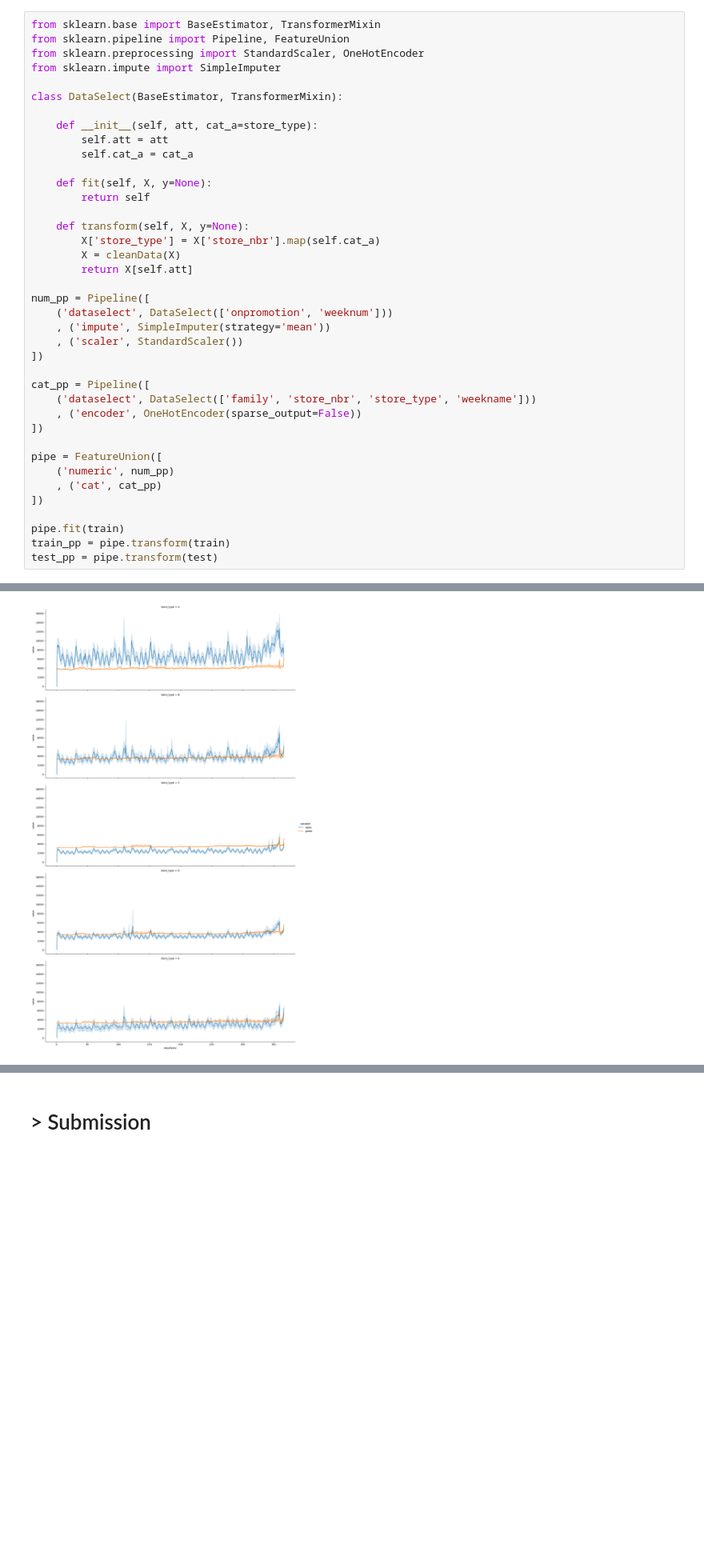
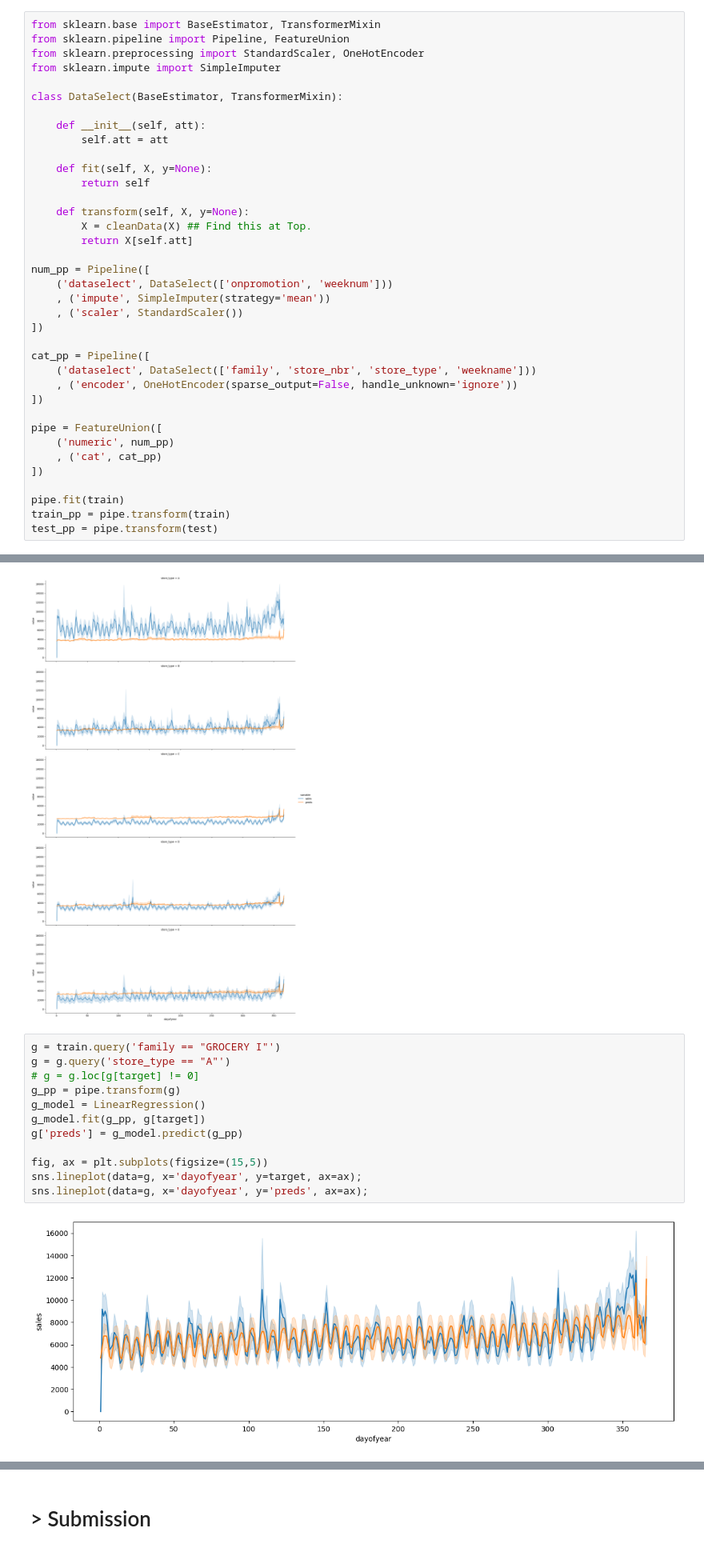
Before and after one commit to cmd-master/store-sales, a Jupyter notebook: store-sales.ipynb, the cells around one changed output, grey strips where cells are left out. Shown at 80% size. Saved outputs shown, nothing was run; the diff lists cells and outputs as text; blank space fills up the shorter version.

Commit message:
Kaggle Notebook | Store Sales. Linear Regression. [1.98395] | Version 24

```diff
--- a/store-sales.ipynb
+++ b/store-sales.ipynb
@@ -202,16 +171,14 @@ from sklearn.impute import SimpleImputer
 
 class DataSelect(BaseEstimator, TransformerMixin):
 
-    def __init__(self, att, cat_a=store_type):
+    def __init__(self, att):
         self.att = att
-        self.cat_a = cat_a
 
     def fit(self, X, y=None):
         return self
 
     def transform(self, X, y=None):
-        X['store_type'] = X['store_nbr'].map(self.cat_a)
-        X = cleanData(X)
+        X = cleanData(X) ## Find this at Top.
         return X[self.att]
 
 num_pp = Pipeline([
@@ -222,7 +189,7 @@ num_pp = Pipeline([
 
 cat_pp = Pipeline([
     ('dataselect', DataSelect(['family', 'store_nbr', 'store_type', 'weekname']))
-    , ('encoder', OneHotEncoder(sparse_output=False))
+    , ('encoder', OneHotEncoder(sparse_output=False, handle_unknown='ignore'))
 ])
 
 pipe = FeatureUnion([
@@ -274,3 +241,17 @@ sns.relplot(g, x='dayofyear', y='value', hue='variable'
             , kind='line', aspect=3);
 # %% [output]
 [figure]
+# %%
+g = train.query('family == "GROCERY I"')
+g = g.query('store_type == "A"')
+# g = g.loc[g[target] != 0]
+g_pp = pipe.transform(g)
+g_model = LinearRegression()
+g_model.fit(g_pp, g[target])
+g['preds'] = g_model.predict(g_pp)
+
+fig, ax = plt.subplots(figsize=(15,5))
+sns.lineplot(data=g, x='dayofyear', y=target, ax=ax);
+sns.lineplot(data=g, x='dayofyear', y='preds', ax=ax);
+# %% [output]
+[figure, added]
```
Also changed, not shown: parts of 13 cells of this notebook.
